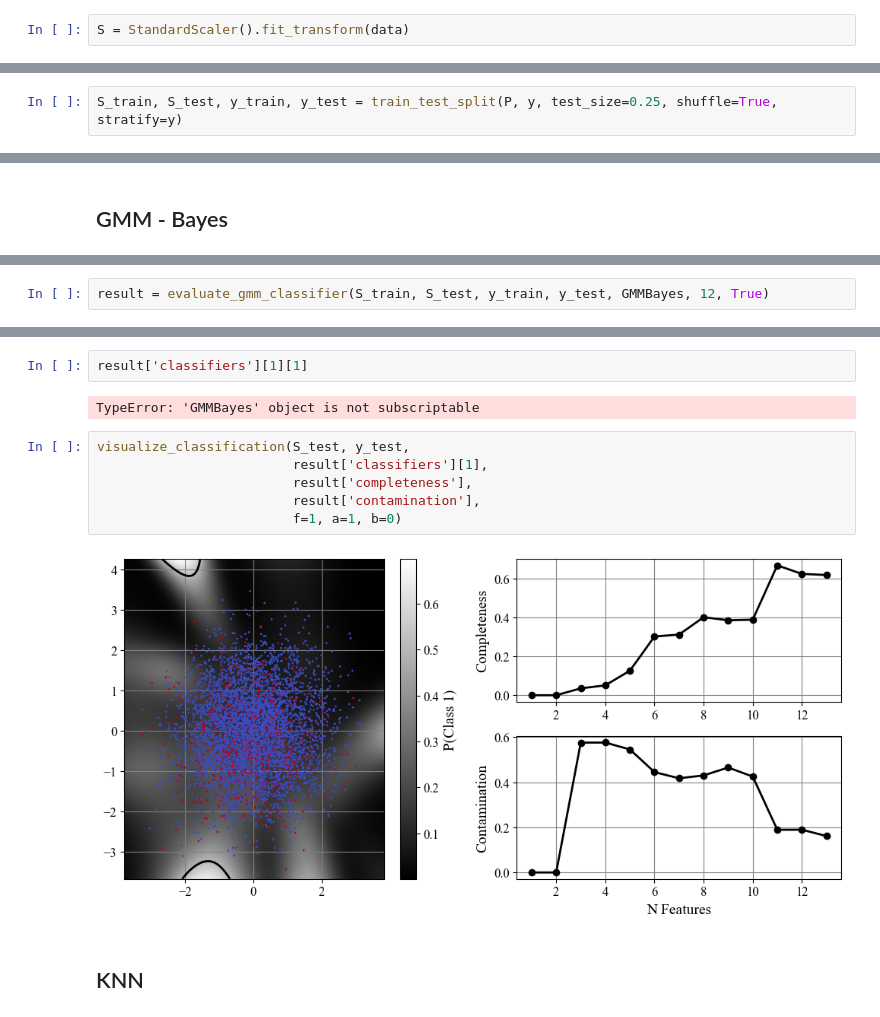
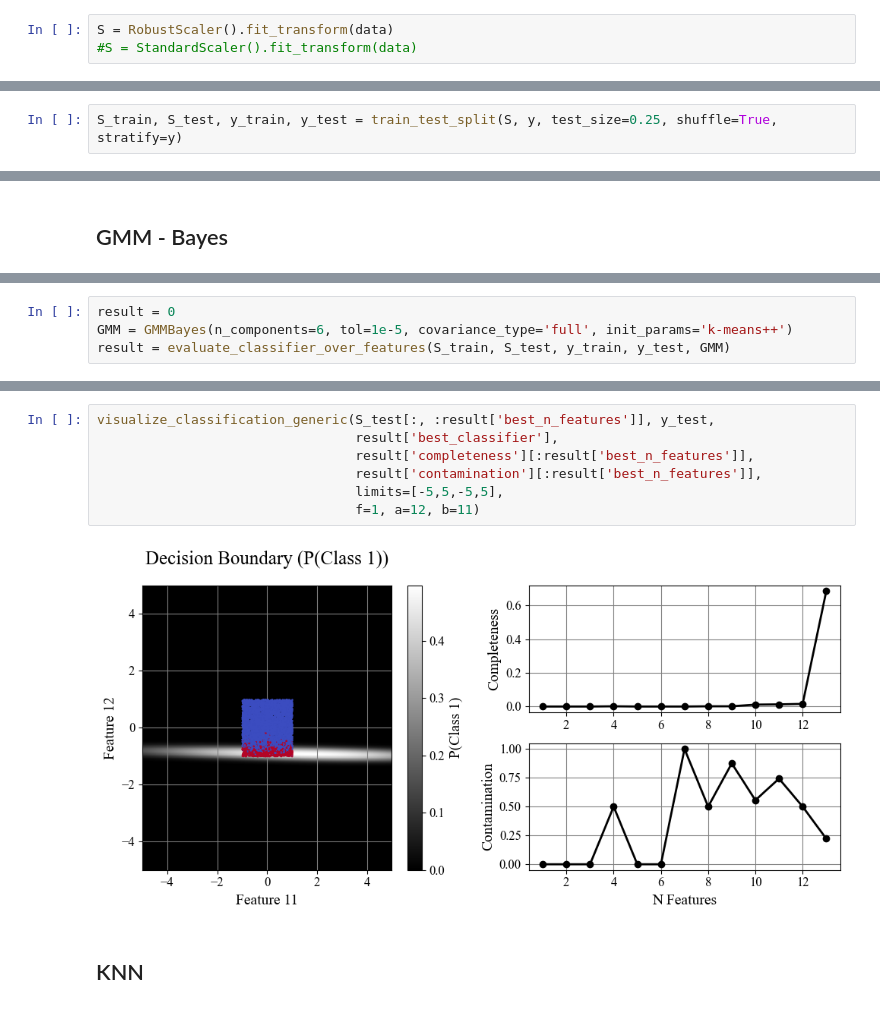
Before and after one commit to Richardforphys/AstroStatistics, a Jupyter notebook: Notebooks/Exam/LIGO/LIGO_generative.ipynb, the cells around one changed output, grey strips where cells are left out. Saved outputs shown, nothing was run; the diff lists cells and outputs as text.

```diff
--- a/Notebooks/Exam/LIGO/LIGO_generative.ipynb
+++ b/Notebooks/Exam/LIGO/LIGO_generative.ipynb
@@ -33,7 +33,8 @@ Data needs to be scaled first
 # %%
 from sklearn.preprocessing import StandardScaler, RobustScaler
 # %%
-S = StandardScaler().fit_transform(data)
+S = RobustScaler().fit_transform(data)
+#S = StandardScaler().fit_transform(data)
 # %% [markdown]
 ## Dimensionality Reduction: PCA
 # %%
@@ -66,7 +67,7 @@ from sklearn.discriminant_analysis import LinearDiscriminantAnalysis as LDA
 from Utilities.Classify_vs import evaluate_classifier_over_features, visualize_classification_generic
 from sklearn.model_selection import train_test_split
 # %%
-S_train, S_test, y_train, y_test = train_test_split(P, y, test_size=0.25, shuffle=True, stratify=y)
+S_train, S_test, y_train, y_test = train_test_split(S, y, test_size=0.25, shuffle=True, stratify=y)
 # %%
 result = evaluate_classifier_over_features(S_train, S_test, y_train, y_test, LDA())
 # %% [output]
@@ -131,3 +147,5 @@ from Utilities.Classify_vs import evaluate_gmm_classifier, visualize_classificat
 # %%
-result = evaluate_gmm_classifier(S_train, S_test, y_train, y_test, GMMBayes, 12, True)
+result = 0
+GMM = GMMBayes(n_components=6, tol=1e-5, covariance_type='full', init_params='k-means++')
+result = evaluate_classifier_over_features(S_train, S_test, y_train, y_test, GMM)
 # %% [output]
@@ -135,15 +166,12 @@ result = evaluate_gmm_classifier(S_train, S_test, y_train, y_test, GMMBayes, 12,
-# %%
-result['classifiers'][1][1]
-# %% [output]
-TypeError: 'GMMBayes' object is not subscriptable
 # %%
-visualize_classification(S_test, y_test,
-                         result['classifiers'][1],
-                         result['completeness'],
-                         result['contamination'],
-                         f=1, a=1, b=0)
+visualize_classification_generic(S_test[:, :result['best_n_features']], y_test,
+                                 result['best_classifier'],
+                                 result['completeness'][:result['best_n_features']],
+                                 result['contamination'][:result['best_n_features']],
+                                 limits=[-5,5,-5,5],
+                                 f=1, a=12, b=11)
 # %% [output]
-[figure, old version]
+[figure, new version]
 # %% [markdown]
 ## KNN
 # %%
```
Also changed, not shown: parts of 14 cells of this notebook, 2 other files.
